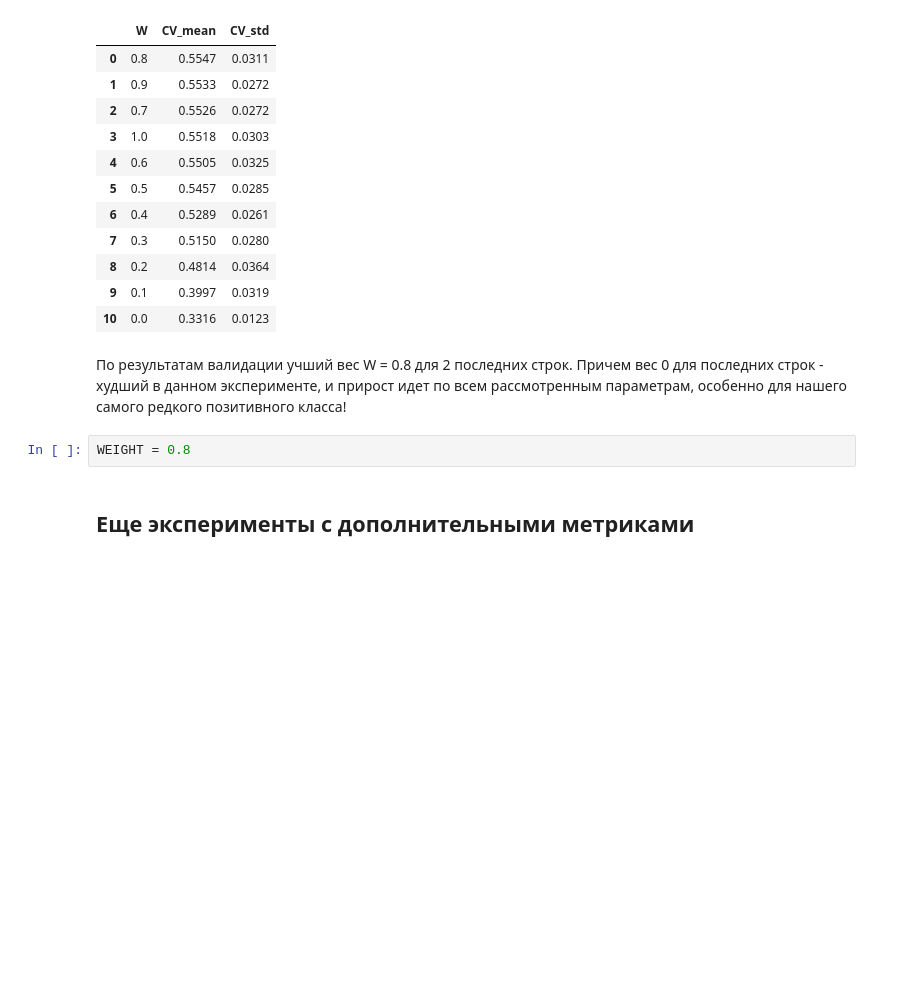
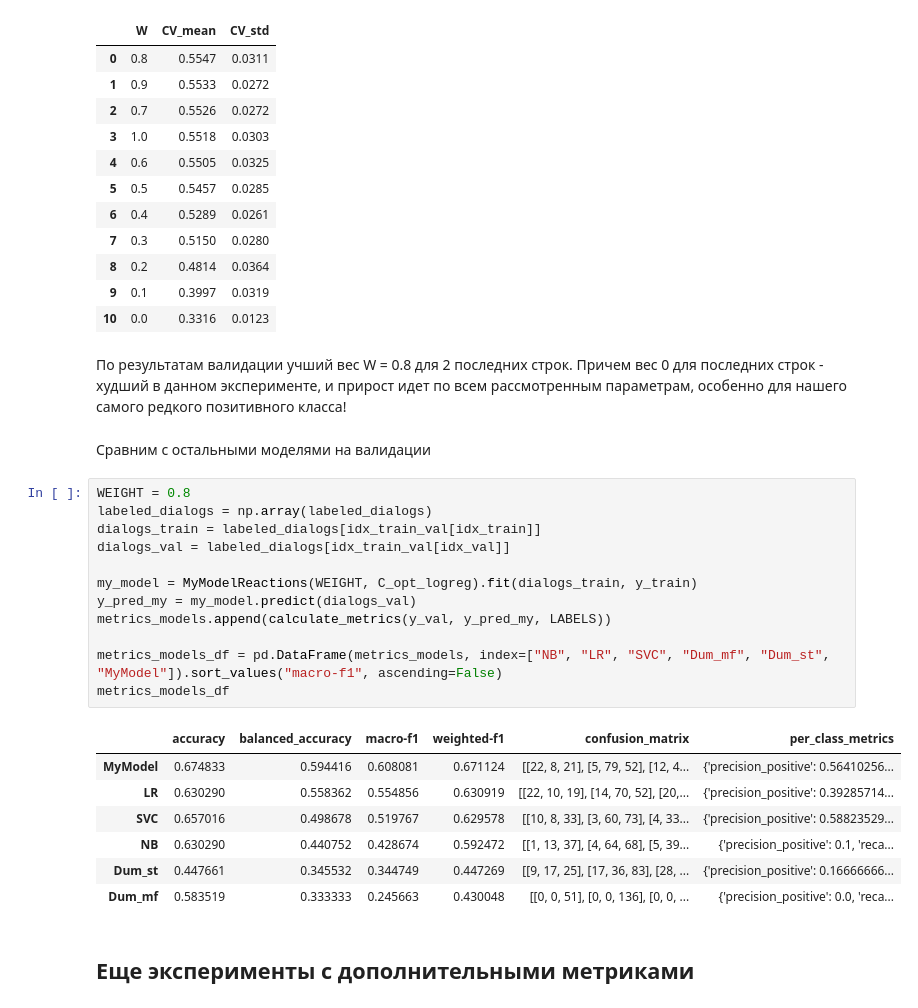
Before and after one commit to Half-Head/ML_homework, a Jupyter notebook: hw1/2_reactions.ipynb, the cells around one changed output. Cells and saved outputs as stored; diff of their text form; blank space fills up the shorter version.

```diff
--- a/hw1/2_reactions.ipynb
+++ b/hw1/2_reactions.ipynb
@@ -401,8 +427,28 @@ cv_W
 | 10 | 0.0 | 0.3316 | 0.0123 |
 # %% [markdown]
 По результатам валидации учший вес W = 0.8 для 2 последних строк. Причем вес 0 для последних строк - худший в данном эксперименте, и прирост идет по всем рассмотренным параметрам, особенно для нашего самого редкого позитивного класса!
+# %% [markdown]
+Cравним с остальными моделями на валидации
 # %%
 WEIGHT = 0.8
+labeled_dialogs = np.array(labeled_dialogs)
+dialogs_train = labeled_dialogs[idx_train_val[idx_train]]
+dialogs_val = labeled_dialogs[idx_train_val[idx_val]]
+
+my_model = MyModelReactions(WEIGHT, C_opt_logreg).fit(dialogs_train, y_train)
+y_pred_my = my_model.predict(dialogs_val)
+metrics_models.append(calculate_metrics(y_val, y_pred_my, LABELS))
+
+metrics_models_df = pd.DataFrame(metrics_models, index=["NB", "LR", "SVC", "Dum_mf", "Dum_st", "MyModel"]).sort_values("macro-f1", ascending=False)
+metrics_models_df
+# %% [output]
+|  | accuracy | balanced_accuracy | macro-f1 | weighted-f1 | confusion_matrix | per_class_metrics |
+| MyModel | 0.674833 | 0.594416 | 0.608081 | 0.671124 | [[22, 8, 21], [5, 79, 52], [12, 4... | {'precision_positive': 0.56410256... |
+| LR | 0.630290 | 0.558362 | 0.554856 | 0.630919 | [[22, 10, 19], [14, 70, 52], [20,... | {'precision_positive': 0.39285714... |
+| SVC | 0.657016 | 0.498678 | 0.519767 | 0.629578 | [[10, 8, 33], [3, 60, 73], [4, 33... | {'precision_positive': 0.58823529... |
+| NB | 0.630290 | 0.440752 | 0.428674 | 0.592472 | [[1, 13, 37], [4, 64, 68], [5, 39... | {'precision_positive': 0.1, 'reca... |
+| Dum_st | 0.447661 | 0.345532 | 0.344749 | 0.447269 | [[9, 17, 25], [17, 36, 83], [28, ... | {'precision_positive': 0.16666666... |
+| Dum_mf | 0.583519 | 0.333333 | 0.245663 | 0.430048 | [[0, 0, 51], [0, 0, 136], [0, 0, ... | {'precision_positive': 0.0, 'reca... |
 # %% [markdown]
 ## Еще эксперименты с дополнительными метриками
 # %% [markdown]
```
Also changed, not shown: parts of 8 cells of this notebook, 3 other files.
